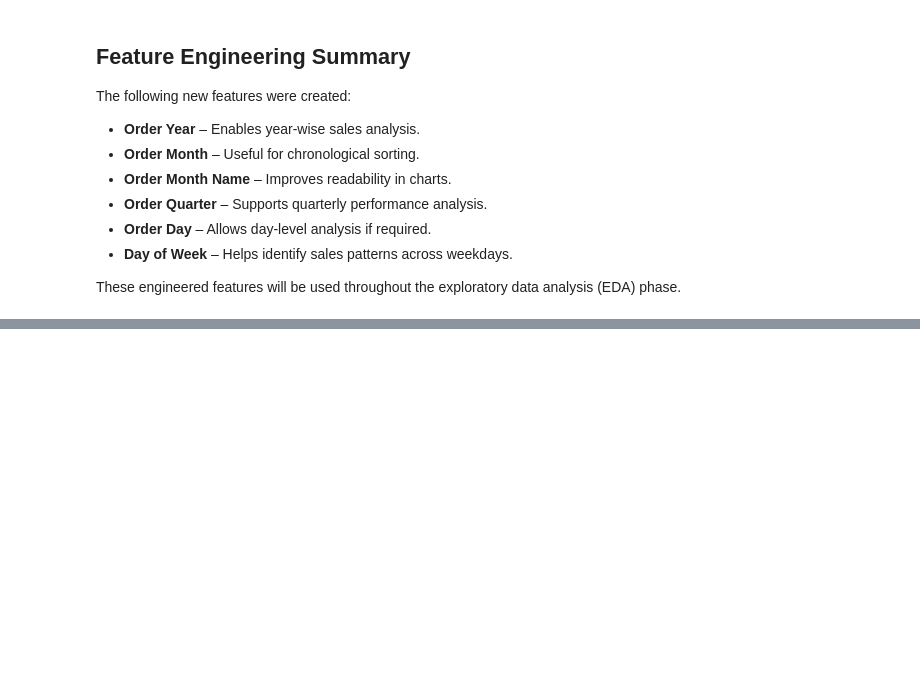
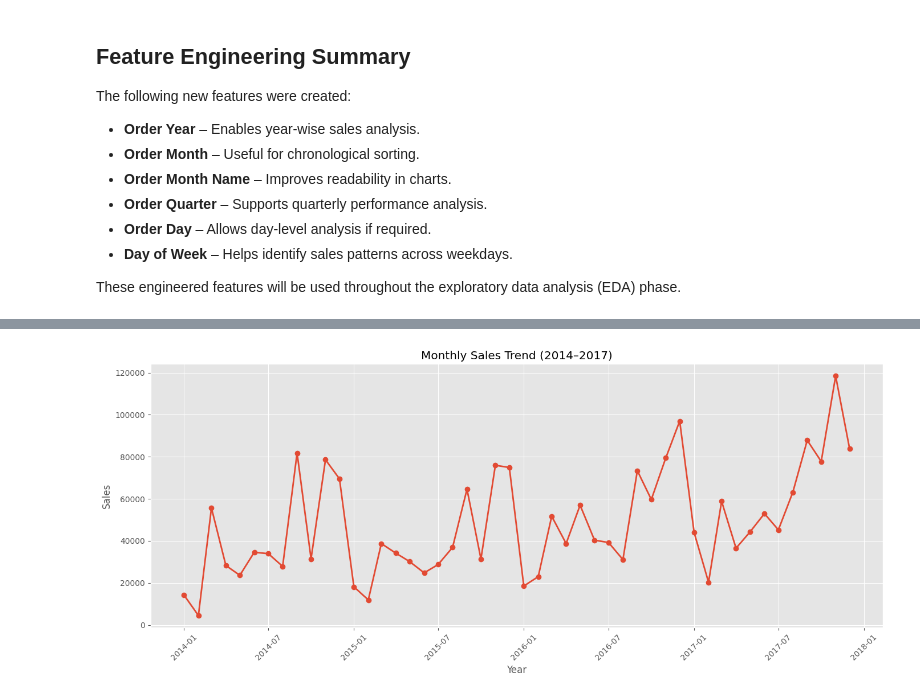
Before and after one commit to jigyasa-b31/Sales-Data-Analysis-Dashboard, a Jupyter notebook: notebooks/Sales_Data_Analysis_Dashboard.ipynb, the cells around one changed output, grey strips where cells are left out. Cells and saved outputs as stored; diff of their text form; code cells hidden in the pictures; blank space fills up the shorter version.

```diff
--- a/notebooks/Sales_Data_Analysis_Dashboard.ipynb
+++ b/notebooks/Sales_Data_Analysis_Dashboard.ipynb
@@ -259,0 +323,13 @@ These engineered features will be used throughout the exploratory data analysis
+# %%
+monthly_sales = (
+    df.groupby(["Order Year", "Order Month", "Order Month Name"])["Sales"]
+      .sum()
+      .reset_index()
+)
+
+# Sort months correctly
+monthly_sales = monthly_sales.sort_values(
+    by=["Order Year", "Order Month"]
+)
+
+monthly_sales.head()
@@ -259,0 +343,25 @@ These engineered features will be used throughout the exploratory data analysis
+# %%
+monthly_sales["Year-Month"] = pd.to_datetime(
+    monthly_sales["Order Year"].astype(str)
+    + "-"
+    + monthly_sales["Order Month"].astype(str)
+)
+
+plt.figure(figsize=(14,6))
+
+plt.plot(
+    monthly_sales["Year-Month"],
+    monthly_sales["Sales"],
+    marker="o",
+    linewidth=2
+)
+
+plt.title("Monthly Sales Trend (2014–2017)")
+plt.xlabel("Year")
+plt.ylabel("Sales")
+
+plt.xticks(rotation=45)
+plt.tight_layout()
+plt.show()
+# %% [output]
+[figure, added]
```
Also changed, not shown: parts of 16 cells of this notebook.
